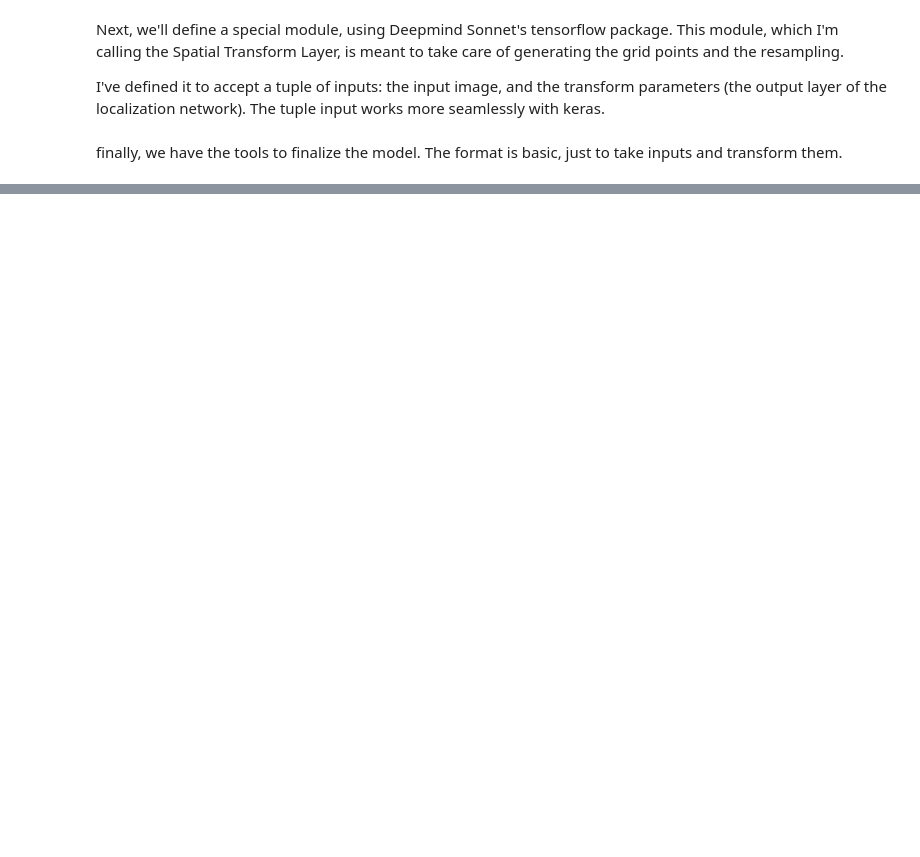
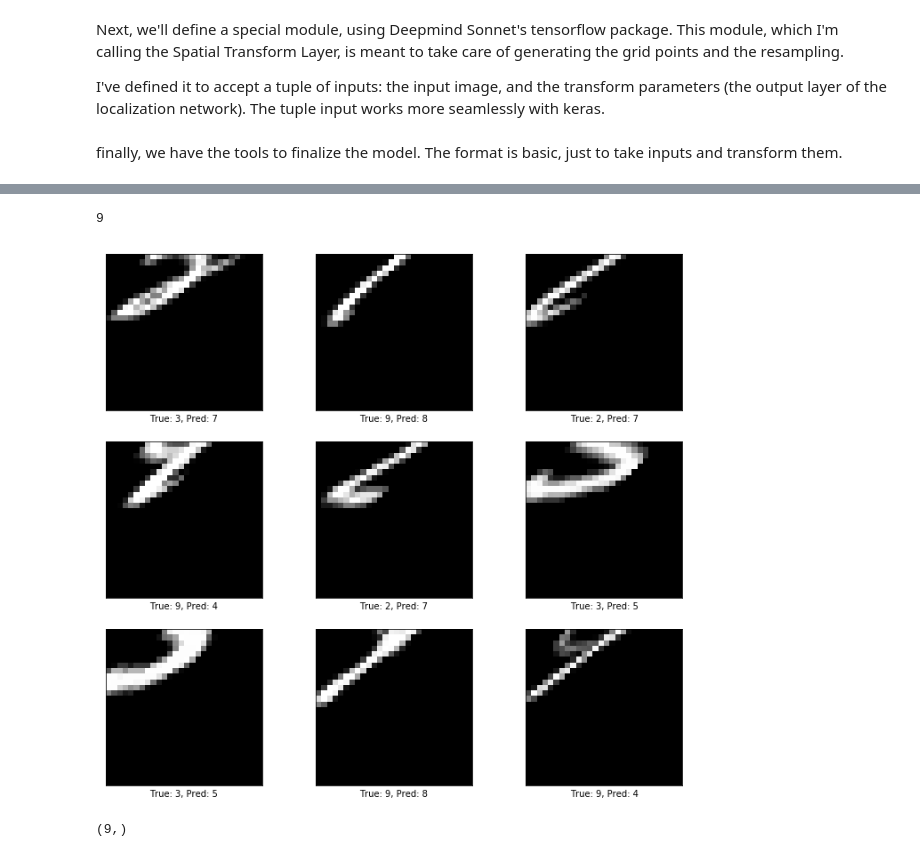
Before and after one commit to dasturge/spatial_transformer_networks, a Jupyter notebook: spatial_transformer_networks.ipynb, the cells around one changed output, grey strips where cells are left out. Drawn from its saved outputs; the diff is of its cells as text; code cells hidden in the pictures; blank space fills up the shorter version.

```diff
--- a/spatial_transformer_networks.ipynb
+++ b/spatial_transformer_networks.ipynb
@@ -474,0 +628,5 @@ plot_examples(V_images, cls_true[examples], cls_pred[examples])
+# %%
+plot_examples(V_images, cls_true[examples], cls_pred[examples])
+# %% [output]
+9
+[figure, added]
@@ -474,0 +636,4 @@ plot_examples(V_images, cls_true[examples], cls_pred[examples])
+# %%
+cls_pred[examples].shape
+# %% [output]
+(9,)
```
Also changed, not shown: parts of 21 cells of this notebook, 1 other file.
